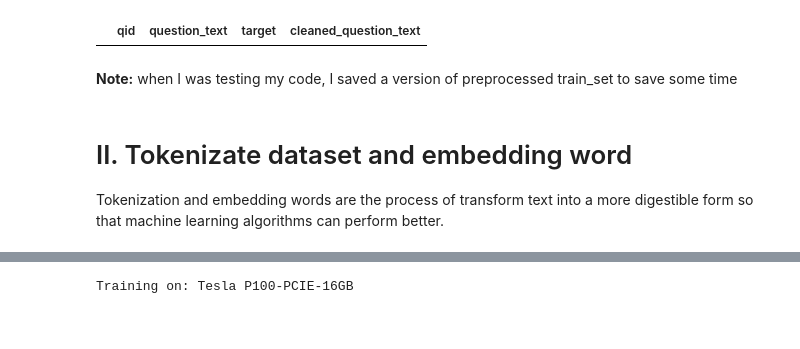
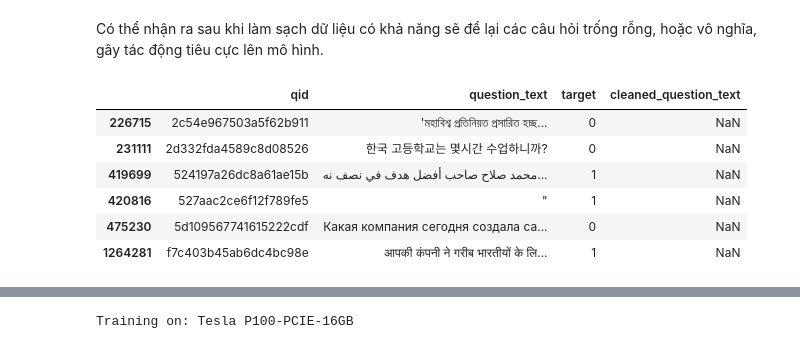
Before and after one commit to manhdung20112000/quora-insincere-questions, a Jupyter notebook: BidirectionalRNN_GloVe.ipynb, the cells around one changed output, grey strips where cells are left out. Cells and saved outputs as stored; diff of their text form; code cells hidden in the pictures.

```diff
--- a/BidirectionalRNN_GloVe.ipynb
+++ b/BidirectionalRNN_GloVe.ipynb
@@ -30,5 +75,5 @@ I didn't remove `stopwords` because of deep learning model that were used later
 # %%
 DATA_PATH = '../input/quora-insincere-questions-classification/'
 
-train_df = pd.read_csv('../input/train-dataset-quora-insincere-questions/out.csv')
+train_df = pd.read_csv(os.path.join(DATA_PATH, 'train.csv'))
 test_df  = pd.read_csv(os.path.join(DATA_PATH, 'test.csv'))
@@ -82,8 +370,26 @@ punctuation = [',', '.', '"', ':', ')', '(', '-', '!', '?', '|', ';', "'", '$',
     '◍', 'ⓚ', '≔', '⏩', '⍳', '℞', '┋', '˻', '▚', '≺', 'ْ', '▟', '➻', '̪', '⏪', '̉', '⎞', '┇', '⍟', '⇪', '▎', '⇦', '␝',
     '⤷', '≖', '⟶', '♗', '̴', '♄', 'ͨ', '̈', '❜', '̡', '▛', '✁', '➩', 'ா', '˂', '↥', '⏎', '⎷', '̲', '➖', '↲', '⩵', '̗', '❢',
     '≎', '⚔', '⇇', '̑', '⊿', '̖', '☍', '➹', '⥊', '⁁', '✢']
+
+mispell_dict = {'colour': 'color', 'centre': 'center', 'favourite': 'favorite', 'travelling': 'traveling', 'counselling': 'counseling', 'theatre': 'theater', 'cancelled': 'canceled', 'labour': 'labor', 'organisation': 'organization', 'wwii': 'world war 2', 'citicise': 'criticize', 'youtu ': 'youtube ', 'Qoura': 'Quora', 'sallary': 'salary', 'Whta': 'What', 'narcisist': 'narcissist', 'howdo': 'how do', 'whatare': 'what are', 'howcan': 'how can', 'howmuch': 'how much', 'howmany': 'how many', 'whydo': 'why do', 'doI': 'do I', 'theBest': 'the best', 'howdoes': 'how does', 'mastrubation': 'masturbation', 'mastrubate': 'masturbate', "mastrubating": 'masturbating', 'pennis': 'penis', 'Etherium': 'bitcoin', 'narcissit': 'narcissist', 'bigdata': 'big data', '2k17': '2017', '2k18': '2018', 'qouta': 'quota', 'exboyfriend': 'ex boyfriend', 'airhostess': 'air hostess', "whst": 'what', 'watsapp': 'whatsapp', 'demonitisation': 'demonetization', 'demonitization': 'demonetization', 'demonetisation': 'demonetization',
+                'electroneum':'bitcoin','nanodegree':'degree','hotstar':'star','dream11':'dream','ftre':'fire','tensorflow':'framework','unocoin':'bitcoin',
+                'lnmiit':'limit','unacademy':'academy','altcoin':'bitcoin','altcoins':'bitcoin','litecoin':'bitcoin','coinbase':'bitcoin','cryptocurency':'cryptocurrency',
+                'simpliv':'simple','quoras':'quora','schizoids':'psychopath','remainers':'remainder','twinflame':'soulmate','quorans':'quora','brexit':'demonetized',
+                'iiest':'institute','dceu':'comics','pessat':'exam','uceed':'college','bhakts':'devotee','boruto':'anime',
+                'cryptocoin':'bitcoin','blockchains':'blockchain','fiancee':'fiance','redmi':'smartphone','oneplus':'smartphone','qoura':'quora','deepmind':'framework','ryzen':'cpu','whattsapp':'whatsapp',
+                'undertale':'adventure','zenfone':'smartphone','cryptocurencies':'cryptocurrencies','koinex':'bitcoin','zebpay':'bitcoin','binance':'bitcoin','whtsapp':'whatsapp',
+                'reactjs':'framework','bittrex':'bitcoin','bitconnect':'bitcoin','bitfinex':'bitcoin','yourquote':'your quote','whyis':'why is','jiophone':'smartphone',
+                'dogecoin':'bitcoin','onecoin':'bitcoin','poloniex':'bitcoin','7700k':'cpu','angular2':'framework','segwit2x':'bitcoin','hashflare':'bitcoin','940mx':'gpu',
+                'openai':'framework','hashflare':'bitcoin','1050ti':'gpu','nearbuy':'near buy','freebitco':'bitcoin','antminer':'bitcoin','filecoin':'bitcoin','whatapp':'whatsapp',
+                'empowr':'empower','1080ti':'gpu','crytocurrency':'cryptocurrency','8700k':'cpu','whatsaap':'whatsapp','g4560':'cpu','payymoney':'pay money',
+                'fuckboys':'fuck boys','intenship':'internship','zcash':'bitcoin','demonatisation':'demonetization','narcicist':'narcissist','mastuburation':'masturbation',
+                'trignometric':'trigonometric','cryptocurreny':'cryptocurrency','howdid':'how did','crytocurrencies':'cryptocurrencies','phycopath':'psychopath',
+                'bytecoin':'bitcoin','possesiveness':'possessiveness','scollege':'college','humanties':'humanities','altacoin':'bitcoin','demonitised':'demonetized',
+                'brasília':'brazilia','accolite':'accolyte','econimics':'economics','varrier':'warrier','quroa':'quora','statergy':'strategy','langague':'language',
+                'splatoon':'game','7600k':'cpu','gate2018':'gate 2018','in2018':'in 2018','narcassist':'narcissist','jiocoin':'bitcoin','hnlu':'hulu','7300hq':'cpu',
+                'weatern':'western','interledger':'blockchain','deplation':'deflation', 'cryptocurrencies':'cryptocurrency', 'bitcoin':'blockchain cryptocurrency',}
 # %%
-def clean_text(txt, contraction_dict, punctuation):
+def clean_text(txt, contraction_dict=contraction_dict, punctuation=punctuation, mispell_dict=mispell_dict):
     """""
     cleans the input text in the following steps
     1- replace contractions
@@ -114,6 +420,15 @@ def clean_text(txt, contraction_dict, punctuation):
         words = [w for w in words if not w in stop_words]
         return words
 
+    # correct mispell
+    def correct_mispell(words):
+        for i in range(0, len(words)):
+            if mispell_dict.get(words[i]) is not None:
+                words[i] = mispell_dict.get(words[i])
+            elif mispell_dict.get(words[i].lower()) is not None:
+                words[i] = mispell_dict.get(words[i].lower())
+        return words
+
     # to lower case
     def to_lower(words):
         return words.lower()
@@ -124,6 +439,8 @@ def clean_text(txt, contraction_dict, punctuation):
     words = word_tokenize(txt)
     # words = remove_stopword(words)
 
+    words = correct_mispell(words)
+
     cleaned_text = ' '.join(words)
 
     # to lower case
@@ -132,5 +451,5 @@ def clean_text(txt, contraction_dict, punctuation):
 # %%
 # Start preprocessing train dataset and test dataset
 tqdm.pandas()
-train_df['cleaned_question_text'] = train_df['question_text'].progress_apply(lambda txt: clean_text(txt, contraction_dict, punctuation))
-test_df['cleaned_question_text']  = test_df['question_text'].progress_apply(lambda txt: clean_text(txt, contraction_dict, punctuation))
+train_df['cleaned_question_text'] = train_df['question_text'].progress_apply(lambda txt: clean_text(txt))
+test_df['cleaned_question_text']  = test_df['question_text'].progress_apply(lambda txt: clean_text(txt))
@@ -141,13 +465,19 @@ We can easily remove rows that have `non English text` in training dataset, but
+# %% [markdown]
+Có thể nhận ra sau khi làm sạch dữ liệu có khả năng sẽ để lại các câu hỏi trống rỗng, hoặc vô nghĩa, gây tác động tiêu cực lên mô hình.
 # %%
 # plot and remove NaN value in train_set
-nan_rows = train_df[train_df['cleaned_question_text'].isnull()]
+nan_rows = train_df[train_df['cleaned_question_text'].isnull(inplace=True)]
 nan_rows
 # %% [output]
 |  | qid | question_text | target | cleaned_question_text |
+| 226715 | 2c54e967503a5f62b911 | 'মহাবিশ্ব প্রতিনিয়ত প্রসারিত হচ্ছ... | 0 | NaN |
+| 231111 | 2d332fda4589c8d08526 | 한국 고등학교는 몇시간 수업하니까? | 0 | NaN |
+| 419699 | 524197a26dc8a61ae15b | محمد صلاح صاحب أفضل هدف في نصف نه... | 1 | NaN |
+| 420816 | 527aac2ce6f12f789fe5 | " | 1 | NaN |
+| 475230 | 5d109567741615222cdf | Какая компания сегодня создала са... | 0 | NaN |
+| 1264281 | f7c403b45ab6dc4bc98e | आपकी कंपनी ने गरीब भारतीयों के लि... | 1 | NaN |
 # %%
 train_df = train_df[train_df['cleaned_question_text'].notna()]
-# %% [markdown]
-**Note:** when I was testing my code, I saved a version of preprocessed train_set to save some time
 # %%
 # compression_opts = dict(method='zip', archive_name='out.csv')
 # train_df.to_csv("./train_processed.zip", index=False, compression=compression_opts)
@@ -156,4 +486,0 @@ train_df.to_csv('./train_preprocessed.csv', index=False)
-# %% [markdown]
-# II. Tokenizate dataset and embedding word
-
-Tokenization and embedding words are the process of transform text into a more digestible form so that machine learning algorithms can perform better.
```
Also changed, not shown: parts of 101 cells of this notebook, 1 other file.
